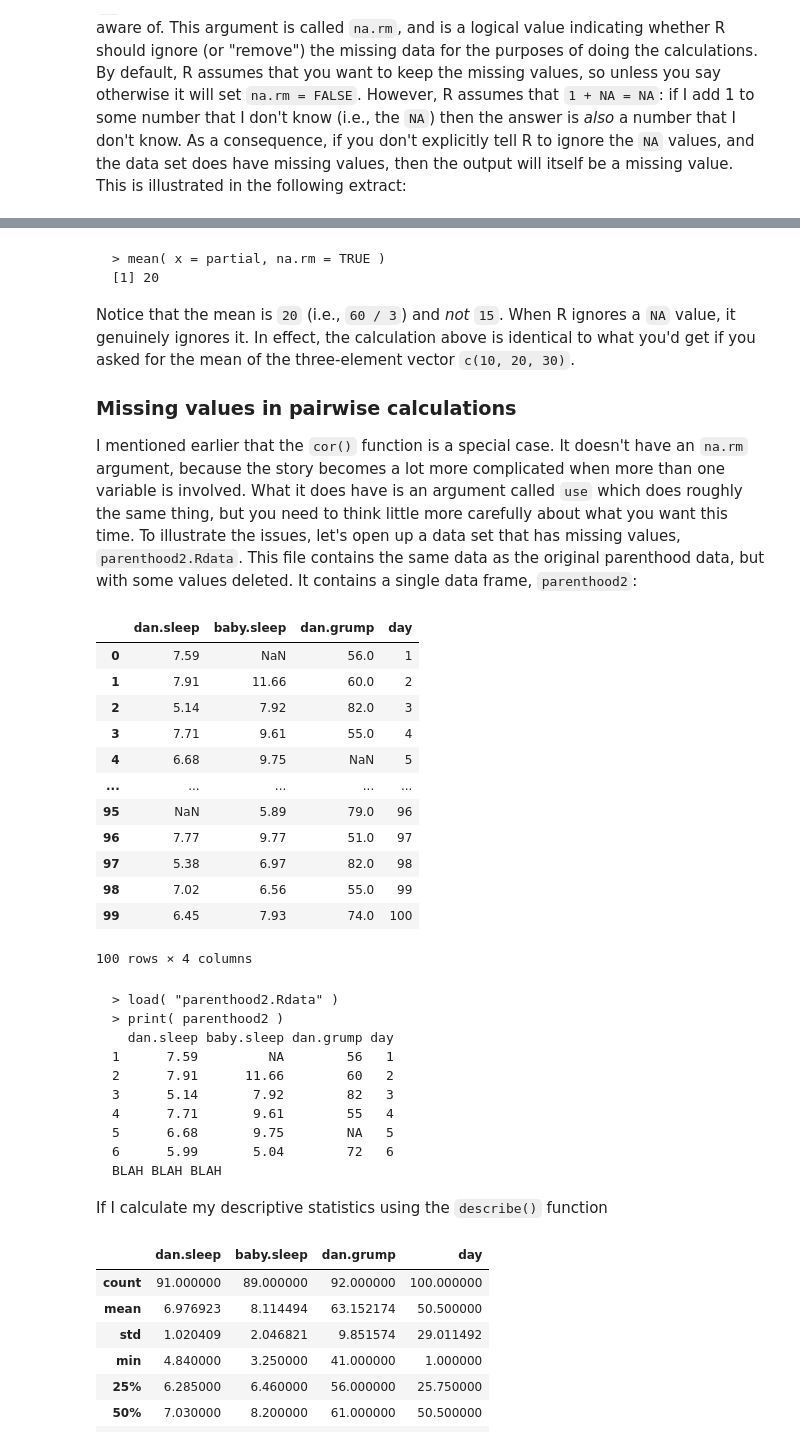
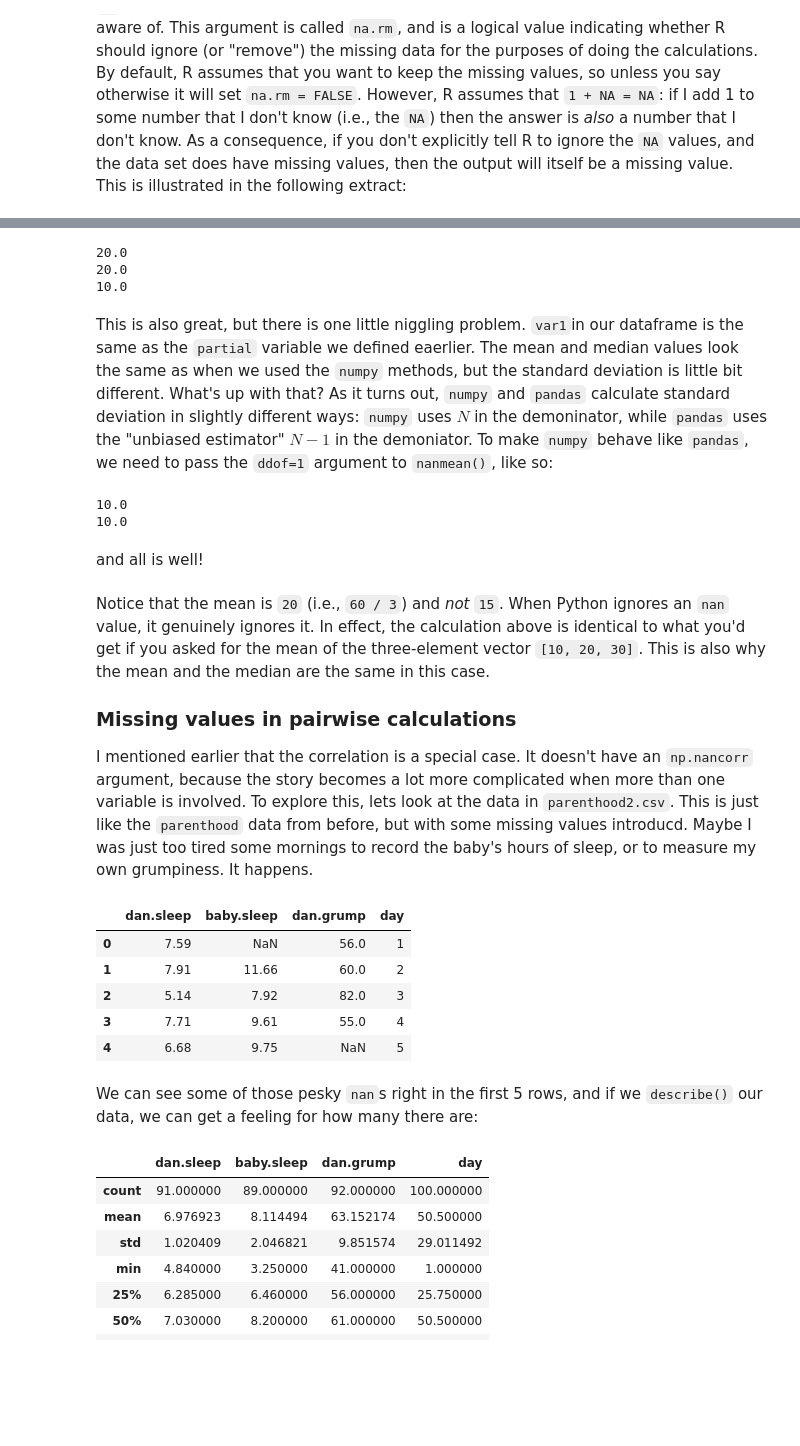
Before and after one commit to ethanweed/pythonbook, a Jupyter notebook: Book/_build/jupyter_execute/03.01-descriptives.ipynb, the cells around one changed output, grey strips where cells are left out. Drawn from its saved outputs; the diff is of its cells as text; code cells hidden in the pictures; blank space fills up the shorter version.

Commit message:
finished descriptives chapter. whew!

````diff
--- a/Book/_build/jupyter_execute/03.01-descriptives.ipynb
+++ b/Book/_build/jupyter_execute/03.01-descriptives.ipynb
@@ -1328,54 +1327,48 @@ nanmean(partial)
+# %%
+print(df['var1'].mean())
+print(df['var1'].median())
+print(df['var1'].std())
+# %% [output]
+20.0
+20.0
+10.0
+# %% [markdown]
+This is also great, but there is one little niggling problem. `var1`in our dataframe is the same as the `partial` variable we defined eaerlier. The mean and median values look the same as when we used the `numpy` methods, but the standard deviation is little bit different. What's up with that? As it turns out, `numpy` and `pandas` calculate standard deviation in slightly different ways: `numpy` uses $N$ in the demoninator, while `pandas` uses the "unbiased estimator" $N-1$ in the demoniator. To make `numpy` behave like `pandas`, we need to pass the `ddof=1` argument to `nanmean()`, like so:
+# %%
+print(df['var1'].std())
+print(np.nanstd(partial, ddof=1))
+# %% [output]
+10.0
+10.0
+# %% [markdown]
+and all is well!
 # %% [markdown]
-```
-> mean( x = partial, na.rm = TRUE )
-[1] 20
-```
-Notice that the mean is `20`  (i.e., `60 / 3`) and *not* `15`. When R ignores a `NA` value, it genuinely ignores it. In effect, the calculation above is identical to what you'd get if you asked for the mean of the three-element vector `c(10, 20, 30)`.
+Notice that the mean is `20`  (i.e., `60 / 3`) and *not* `15`. When Python ignores an `nan` value, it genuinely ignores it. In effect, the calculation above is identical to what you'd get if you asked for the mean of the three-element vector `[10, 20, 30]`. This is also why the mean and the median are the same in this case.
 
 
 ### Missing values in pairwise calculations
 
-I mentioned earlier that the `cor()` function is a special case. It doesn't have an `na.rm` argument, because the story becomes a lot more complicated when more than one variable is involved. What it does have is an argument called `use` which does roughly the same thing, but you need to think  little more carefully about what you want this time. To illustrate the issues, let's open up a data set that has missing values, `parenthood2.Rdata`. This file contains the same data as the original parenthood data, but with some values deleted. It contains a single data frame, `parenthood2`:
+I mentioned earlier that the correlation is a special case. It doesn't have an `np.nancorr` argument, because the story becomes a lot more complicated when more than one variable is involved. To explore this, lets look at the data in `parenthood2.csv`. This is just like the `parenthood` data from before, but with some missing values introducd. Maybe I was just too tired some mornings to record the baby's hours of sleep, or to measure my own grumpiness. It happens.
 # %%
 from os import chdir as cd
 import pandas as pd
 
 pathin = '/Users/ethan/Documents/GitHub/pythonbook/Data/'
 file = 'parenthood2.csv'
 
 cd(pathin)
 
 parenthood2 = pd.read_csv(file)
-
-parenthood2
+parenthood2.head()
 # %% [output]
 |  | dan.sleep | baby.sleep | dan.grump | day |
 | 0 | 7.59 | NaN | 56.0 | 1 |
 | 1 | 7.91 | 11.66 | 60.0 | 2 |
 | 2 | 5.14 | 7.92 | 82.0 | 3 |
 | 3 | 7.71 | 9.61 | 55.0 | 4 |
 | 4 | 6.68 | 9.75 | NaN | 5 |
-| ... | ... | ... | ... | ... |
-| 95 | NaN | 5.89 | 79.0 | 96 |
-| 96 | 7.77 | 9.77 | 51.0 | 97 |
-| 97 | 5.38 | 6.97 | 82.0 | 98 |
-| 98 | 7.02 | 6.56 | 55.0 | 99 |
-| 99 | 6.45 | 7.93 | 74.0 | 100 |
-100 rows × 4 columns
-# %% [markdown]
-```
-> load( "parenthood2.Rdata" )
-> print( parenthood2 )
-  dan.sleep baby.sleep dan.grump day
-1      7.59         NA        56   1
-2      7.91      11.66        60   2
-3      5.14       7.92        82   3
-4      7.71       9.61        55   4
-5      6.68       9.75        NA   5
-6      5.99       5.04        72   6
-BLAH BLAH BLAH
-```
-If I calculate my descriptive statistics using the `describe()` function
+# %% [markdown]
+We can see some of those pesky `nan`s right in the first 5 rows, and if we `describe()` our data, we can get a feeling for how many there are:
 # %%
 parenthood2.describe()
 # %% [output]
````
Also changed, not shown: parts of 42 cells of this notebook, 37 other files.
